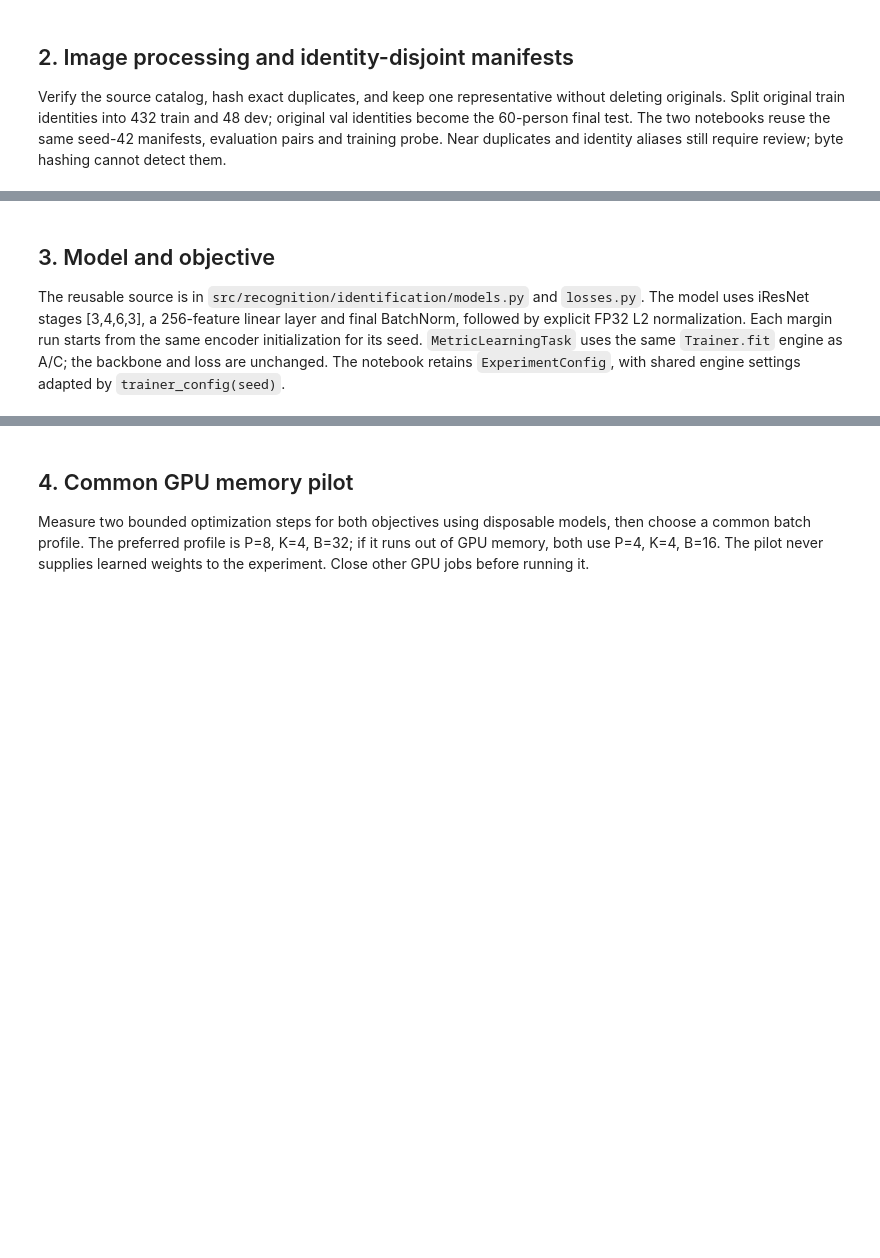
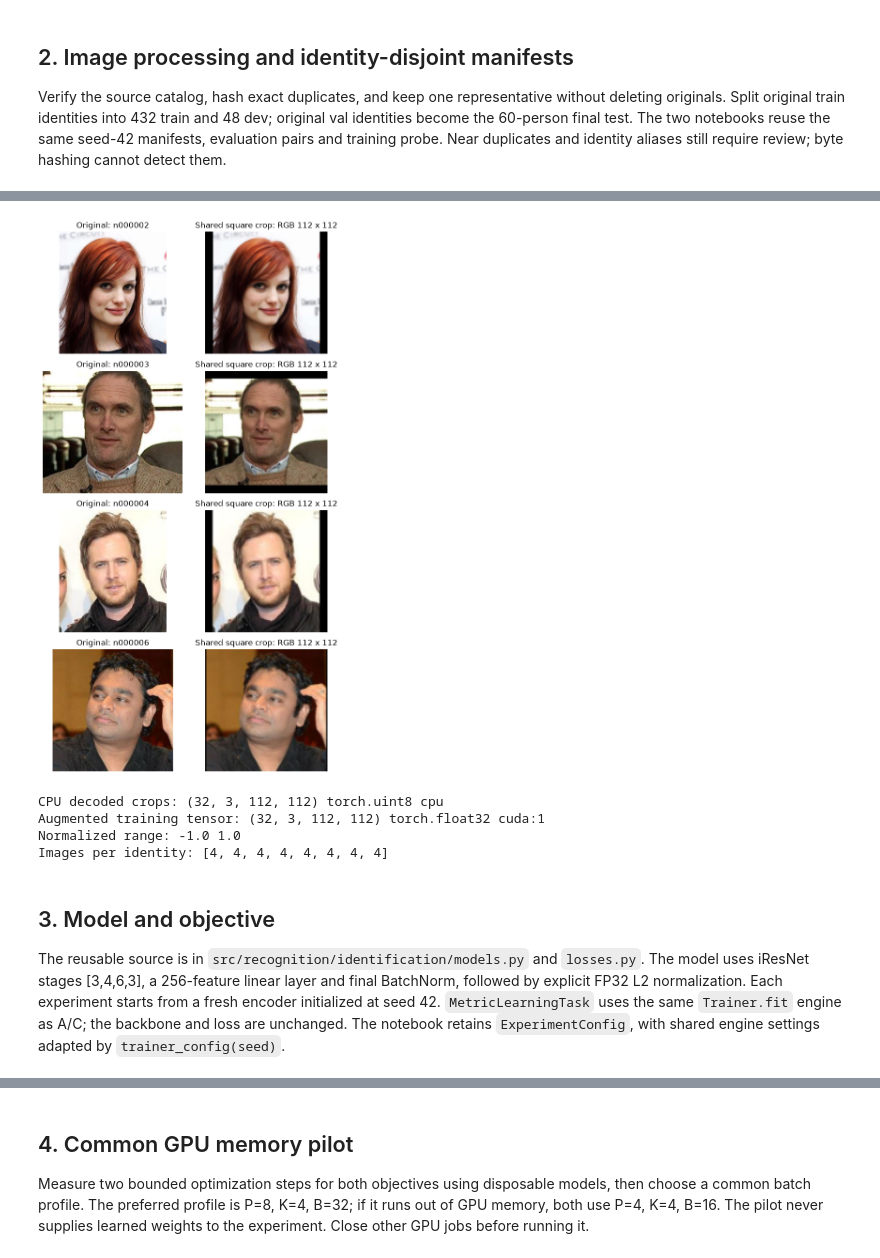
Before and after one commit to henryhoang207/Facial-Recognition---COS30082, a Jupyter notebook: notebooks/metrics-learn/triplet_loss.ipynb, the cells around one changed output, grey strips where cells are left out. Drawn from its saved outputs; the diff is of its cells as text; code cells hidden in the pictures; blank space fills up the shorter version.

```diff
--- a/notebooks/metrics-learn/triplet_loss.ipynb
+++ b/notebooks/metrics-learn/triplet_loss.ipynb
@@ -41,7 +46,7 @@ print("GPU:", torch.cuda.get_device_name(0))
 # %%
 SMOKE_TEST = os.environ.get("MTRLEARN_SMOKE", "0") == "1"
-RUN_FINAL_TEST = False  # Enable only after the margin-selection design is fixed.
-ARTIFACTS_ROOT = Path(os.environ.get("MTRLEARN_ARTIFACTS_ROOT", str(ROOT / "artifacts" / "main-cu130-shared-trainer")))
+RUN_FINAL_TEST = False  # Enable after fixing the final evaluation protocol.
+ARTIFACTS_ROOT = Path(os.environ.get("MTRLEARN_ARTIFACTS_ROOT", str(ROOT / "artifacts" / "main-cu130-margin-0.3-gpu-aug")))
 if not ARTIFACTS_ROOT.is_absolute():
     ARTIFACTS_ROOT = ROOT / ARTIFACTS_ROOT
 ARTIFACTS_ROOT = ARTIFACTS_ROOT.resolve()
@@ -53,9 +58,11 @@ CONFIG = ExperimentConfig(
     identities_per_batch=8,
     images_per_identity=4,
     epochs=60,
-    num_workers=0 if os.name == "nt" else 2,
-    device="cuda",
+    patience=3,
+    margin=0.3,
+    num_workers=20,
+    device="cuda:1",
     amp=True,
 )
-configure_runtime(CONFIG)
+DEVICE = configure_runtime(CONFIG)
 display(pd.Series(CONFIG.to_dict(), name="Experiment settings"))
@@ -87,20 +119,31 @@ print("Training probe triplets:", len(prepared.probe_triplets))
 # %%
 figure = processing_preview(prepared, CONFIG.data_root, CONFIG.output_dir / "graphs" / "image_processing.png")
 display(figure)
 plt.close(figure)
 
 sampler = PKBatchSampler(prepared.train.label.to_numpy(), P=CONFIG.identities_per_batch,
                          K=CONFIG.images_per_identity, batches_per_epoch=1, seed=42)
 batch = next(iter(make_loader(prepared.train, CONFIG.data_root, train=True,
-                              batch_sampler=sampler, num_workers=0, seed=42)))
-print("Image tensor:", tuple(batch["image"].shape), batch["image"].dtype)
-print("Normalized range:", float(batch["image"].min()), float(batch["image"].max()))
+                              batch_sampler=sampler, num_workers=CONFIG.num_workers, seed=42)))
+print("CPU decoded crops:", tuple(batch["image"].shape), batch["image"].dtype, batch["image"].device)
+images = augment_training_batch(
+    batch["image"].to(DEVICE, non_blocking=True),
+    batch["augmentation_params"].to(DEVICE, non_blocking=True),
+)
+print("Augmented training tensor:", tuple(images.shape), images.dtype, images.device)
+print("Normalized range:", float(images.min()), float(images.max()))
 print("Images per identity:", torch.unique(batch["label"], return_counts=True)[1].tolist())
-del batch
+del batch, images
+# %% [output]
+[figure, added]
+CPU decoded crops: (32, 3, 112, 112) torch.uint8 cpu
+Augmented training tensor: (32, 3, 112, 112) torch.float32 cuda:1
+Normalized range: -1.0 1.0
+Images per identity: [4, 4, 4, 4, 4, 4, 4, 4]
 # %% [markdown]
 ## 3. Model and objective
 
-The reusable source is in `src/recognition/identification/models.py` and `losses.py`. The model uses iResNet stages [3,4,6,3], a 256-feature linear layer and final BatchNorm, followed by explicit FP32 L2 normalization. Each margin run starts from the same encoder initialization for its seed. `MetricLearningTask` uses the same `Trainer.fit` engine as A/C; the backbone and loss are unchanged. The notebook retains `ExperimentConfig`, with shared engine settings adapted by `trainer_config(seed)`.
+The reusable source is in `src/recognition/identification/models.py` and `losses.py`. The model uses iResNet stages [3,4,6,3], a 256-feature linear layer and final BatchNorm, followed by explicit FP32 L2 normalization. Each experiment starts from a fresh encoder initialized at seed 42. `MetricLearningTask` uses the same `Trainer.fit` engine as A/C; the backbone and loss are unchanged. The notebook retains `ExperimentConfig`, with shared engine settings adapted by `trainer_config(seed)`.
 # %%
 model = IResNet34(embedding_dim=256)
 print(model)
```
Also changed, not shown: parts of 13 cells of this notebook, 17 other files.
